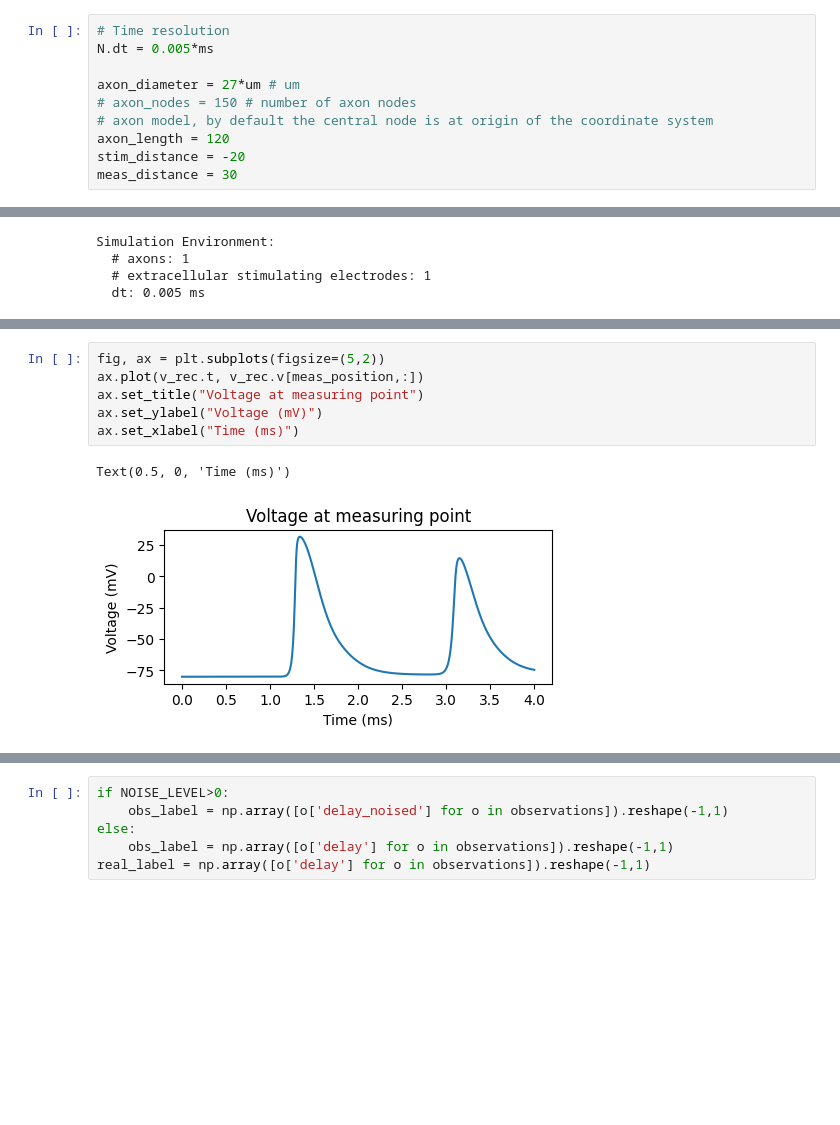
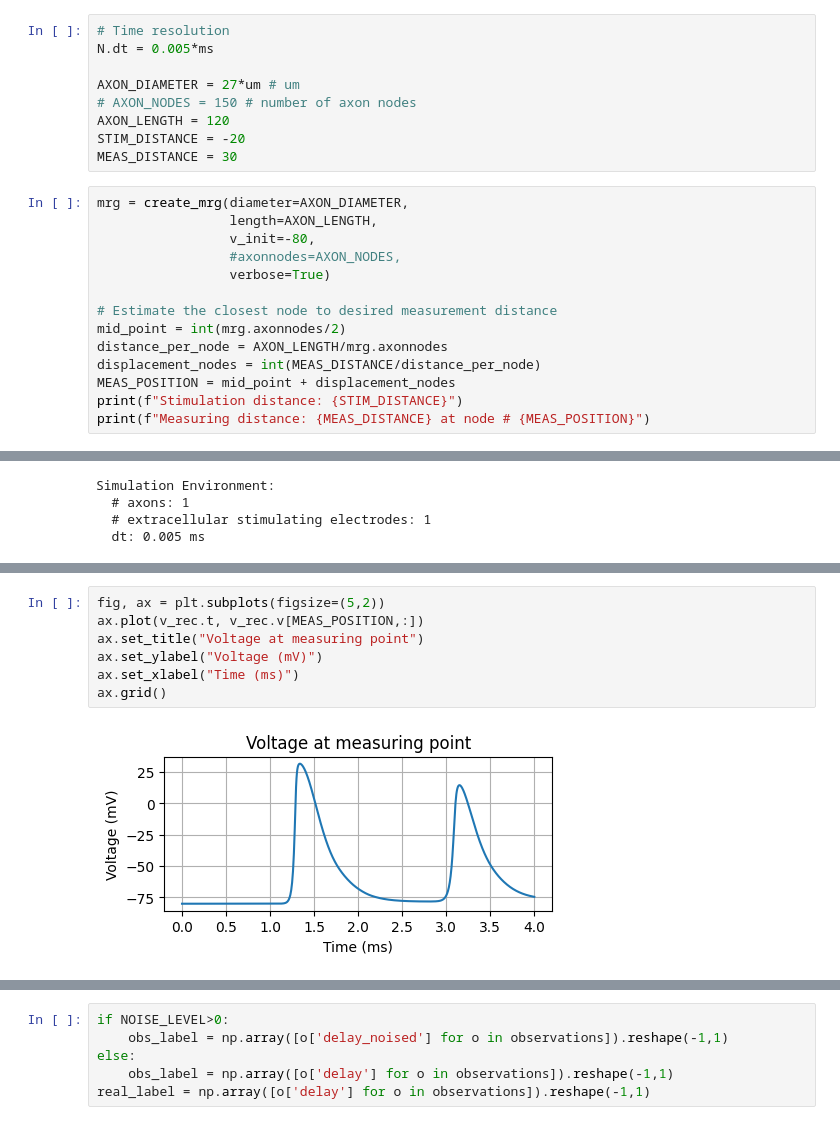
Before and after one commit to predict-idlab/OnlineNeuro, a Jupyter notebook: notebooks/GP_Cajal_sinusoid_delay.ipynb, the cells around one changed output, grey strips where cells are left out. Drawn from its saved outputs; the diff is of its cells as text; blank space fills up the shorter version.

```diff
--- a/notebooks/GP_Cajal_sinusoid_delay.ipynb
+++ b/notebooks/GP_Cajal_sinusoid_delay.ipynb
@@ -91,9 +109,22 @@ ax[1].legend()
 # Time resolution
 N.dt = 0.005*ms
 
-axon_diameter = 27*um # um
-# axon_nodes = 150 # number of axon nodes
-# axon model, by default the central node is at origin of the coordinate system
-axon_length = 120
-stim_distance = -20
-meas_distance = 30
+AXON_DIAMETER = 27*um # um
+# AXON_NODES = 150 # number of axon nodes
+AXON_LENGTH = 120
+STIM_DISTANCE = -20
+MEAS_DISTANCE = 30
+# %%
+mrg = create_mrg(diameter=AXON_DIAMETER,
+                 length=AXON_LENGTH,
+                 v_init=-80,
+                 #axonnodes=AXON_NODES,
+                 verbose=True)
+
+# Estimate the closest node to desired measurement distance
+mid_point = int(mrg.axonnodes/2)
+distance_per_node = AXON_LENGTH/mrg.axonnodes
+displacement_nodes = int(MEAS_DISTANCE/distance_per_node)
+MEAS_POSITION = mid_point + displacement_nodes
+print(f"Stimulation distance: {STIM_DISTANCE}")
+print(f"Measuring distance: {MEAS_DISTANCE} at node # {MEAS_POSITION}")
@@ -185,11 +171,11 @@ def calculate_delay(stim_time, v_rec, node, threshold=-20, abs_diff=False):
 # %%
 fig, ax = plt.subplots(figsize=(5,2))
-ax.plot(v_rec.t, v_rec.v[meas_position,:])
+ax.plot(v_rec.t, v_rec.v[MEAS_POSITION,:])
 ax.set_title("Voltage at measuring point")
 ax.set_ylabel("Voltage (mV)")
 ax.set_xlabel("Time (ms)")
+ax.grid()
 # %% [output]
-Text(0.5, 0, 'Time (ms)')
-[figure, old version]
+[figure, new version]
 # %%
 # An example of a failed blocking the AP progression to the right
```
Also changed, not shown: parts of 63 cells of this notebook.
